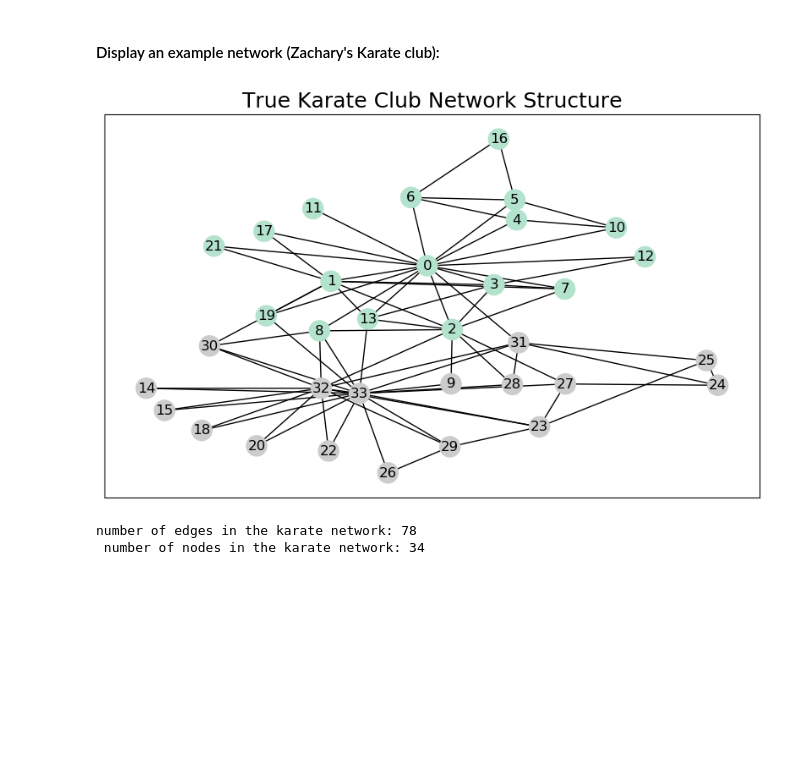
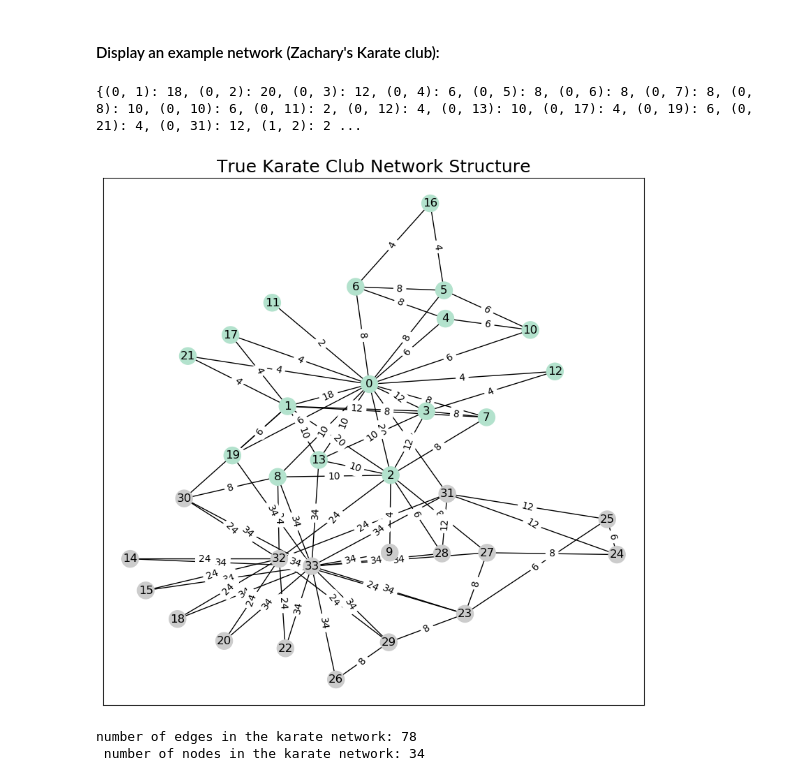
Before and after one commit to DaveLanday/DifferentiallyPrivateNetworks, a Jupyter notebook: notebooks/Project.ipynb, the cells around one changed output. Drawn from its saved outputs; the diff is of its cells as text; code cells hidden in the pictures; blank space fills up the shorter version.

```diff
--- a/notebooks/Project.ipynb
+++ b/notebooks/Project.ipynb
@@ -35,16 +48,20 @@ youtube= load_mtx.load_mtx('../networks/soc-youtube/soc-youtube.mtx', create_usi
 # %%
 clubs = set(nx.get_node_attributes(karate,'club').values())
 mapping = dict(zip(sorted(clubs),count()))
 colors = [mapping[karate.nodes[n]['club']] for n in karate.nodes]
-fig, ax = plt.subplots(figsize=(10,6), dpi=100)
-pos = nx.kamada_kawai_layout(karate, scale=0.5)
+fig, ax = plt.subplots(figsize=(10,10), dpi=100)
+pos = nx.kamada_kawai_layout(karate, scale=2)
+edge_labels = nx.get_edge_attributes(karate,'capacity')
+print(edge_labels)
+nx.draw_networkx_edge_labels(karate,pos, edge_labels=edge_labels)
 ec = nx.draw_networkx_edges(karate, pos)
 nc = nx.draw_networkx_nodes(karate, pos, node_color=colors, cmap=plt.cm.Pastel2)
 nx.draw_networkx_labels(karate, pos)
 plt.title('True Karate Club Network Structure', fontsize=18)
 plt.show()
 # %% [output]
+{(0, 1): 18, (0, 2): 20, (0, 3): 12, (0, 4): 6, (0, 5): 8, (0, 6): 8, (0, 7): 8, (0, 8): 10, (0, 10): 6, (0, 11): 2, (0, 12): 4, (0, 13): 10, (0, 17): 4, (0, 19): 6, (0, 21): 4, (0, 31): 12, (1, 2): 2 ...
-[figure, old version]
+[figure, new version]
 # %%
 num_nodes = len(karate.nodes)
 num_edges = len(karate.edges)
```
Also changed, not shown: parts of 10 cells of this notebook, 1 other file.
